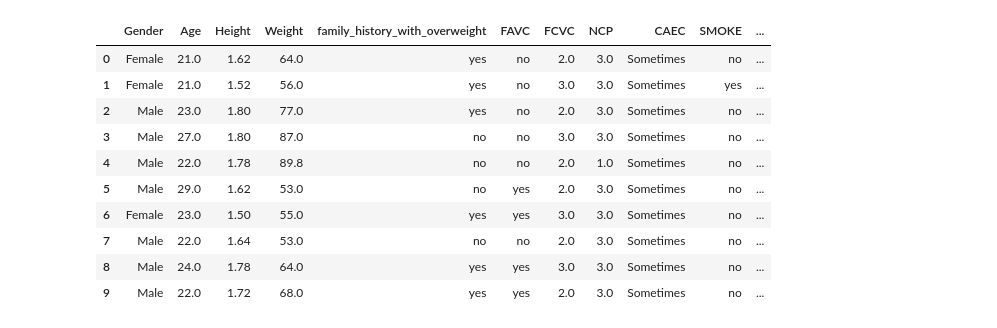
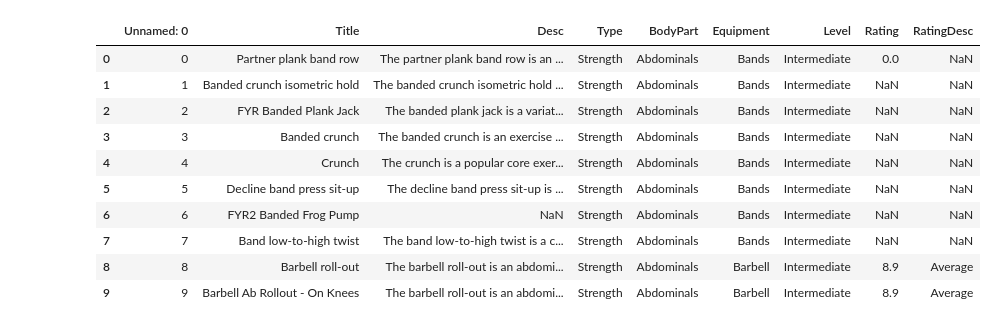
Before and after one commit to SilverFoxMedia-Tesis/IA_01, a Jupyter notebook: Algoritmo_Regresion_V1.ipynb, the cells around one changed output. Saved outputs shown, nothing was run; the diff lists cells and outputs as text; code cells hidden in the pictures.

```diff
--- a/Algoritmo_Regresion_V1.ipynb
+++ b/Algoritmo_Regresion_V1.ipynb
@@ -4,21 +4,25 @@
 import pandas as pd
 import numpy as np
 import matplotlib.pyplot as plt
+# %%
+#Lectura de datos
+train2 = pd.read_csv('/megaGymDataset.csv')
+test2 = pd.read_csv('/megaGymDataset.csv')
 # %%
 #Lectura de datos
 train = pd.read_csv('/ObesityDataSet_raw_and_data_sinthetic.csv')
 test = pd.read_csv('/ObesityDataSet_raw_and_data_sinthetic.csv')
 # %%
-train.head(10)
+train2.head(10)
 # %% [output]
-|  | Gender | Age | Height | Weight | family_history_with_overweight | FAVC | FCVC | NCP | CAEC | SMOKE | ... |
-| 0 | Female | 21.0 | 1.62 | 64.0 | yes | no | 2.0 | 3.0 | Sometimes | no | ... |
-| 1 | Female | 21.0 | 1.52 | 56.0 | yes | no | 3.0 | 3.0 | Sometimes | yes | ... |
-| 2 | Male | 23.0 | 1.80 | 77.0 | yes | no | 2.0 | 3.0 | Sometimes | no | ... |
-| 3 | Male | 27.0 | 1.80 | 87.0 | no | no | 3.0 | 3.0 | Sometimes | no | ... |
-| 4 | Male | 22.0 | 1.78 | 89.8 | no | no | 2.0 | 1.0 | Sometimes | no | ... |
-| 5 | Male | 29.0 | 1.62 | 53.0 | no | yes | 2.0 | 3.0 | Sometimes | no | ... |
-| 6 | Female | 23.0 | 1.50 | 55.0 | yes | yes | 3.0 | 3.0 | Sometimes | no | ... |
-| 7 | Male | 22.0 | 1.64 | 53.0 | no | no | 2.0 | 3.0 | Sometimes | no | ... |
-| 8 | Male | 24.0 | 1.78 | 64.0 | yes | yes | 3.0 | 3.0 | Sometimes | no | ... |
-| 9 | Male | 22.0 | 1.72 | 68.0 | yes | yes | 2.0 | 3.0 | Sometimes | no | ... |
+|  | Unnamed: 0 | Title | Desc | Type | BodyPart | Equipment | Level | Rating | RatingDesc |
+| 0 | 0 | Partner plank band row | The partner plank band row is an ... | Strength | Abdominals | Bands | Intermediate | 0.0 | NaN |
+| 1 | 1 | Banded crunch isometric hold | The banded crunch isometric hold ... | Strength | Abdominals | Bands | Intermediate | NaN | NaN |
+| 2 | 2 | FYR Banded Plank Jack | The banded plank jack is a variat... | Strength | Abdominals | Bands | Intermediate | NaN | NaN |
+| 3 | 3 | Banded crunch | The banded crunch is an exercise ... | Strength | Abdominals | Bands | Intermediate | NaN | NaN |
+| 4 | 4 | Crunch | The crunch is a popular core exer... | Strength | Abdominals | Bands | Intermediate | NaN | NaN |
+| 5 | 5 | Decline band press sit-up | The decline band press sit-up is ... | Strength | Abdominals | Bands | Intermediate | NaN | NaN |
+| 6 | 6 | FYR2 Banded Frog Pump | NaN | Strength | Abdominals | Bands | Intermediate | NaN | NaN |
+| 7 | 7 | Band low-to-high twist | The band low-to-high twist is a c... | Strength | Abdominals | Bands | Intermediate | NaN | NaN |
+| 8 | 8 | Barbell roll-out | The barbell roll-out is an abdomi... | Strength | Abdominals | Barbell | Intermediate | 8.9 | Average |
+| 9 | 9 | Barbell Ab Rollout - On Knees | The barbell roll-out is an abdomi... | Strength | Abdominals | Barbell | Intermediate | 8.9 | Average |
```
Also changed, not shown: parts of 5 cells of this notebook.
